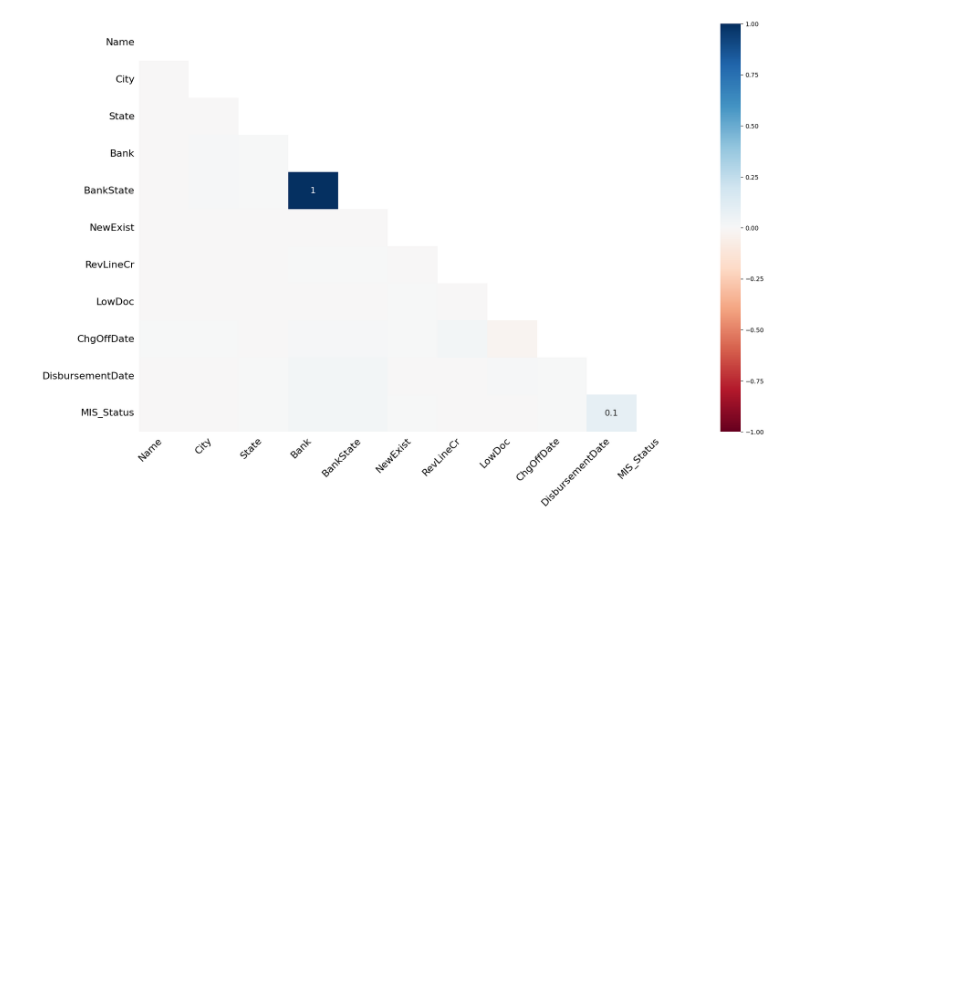
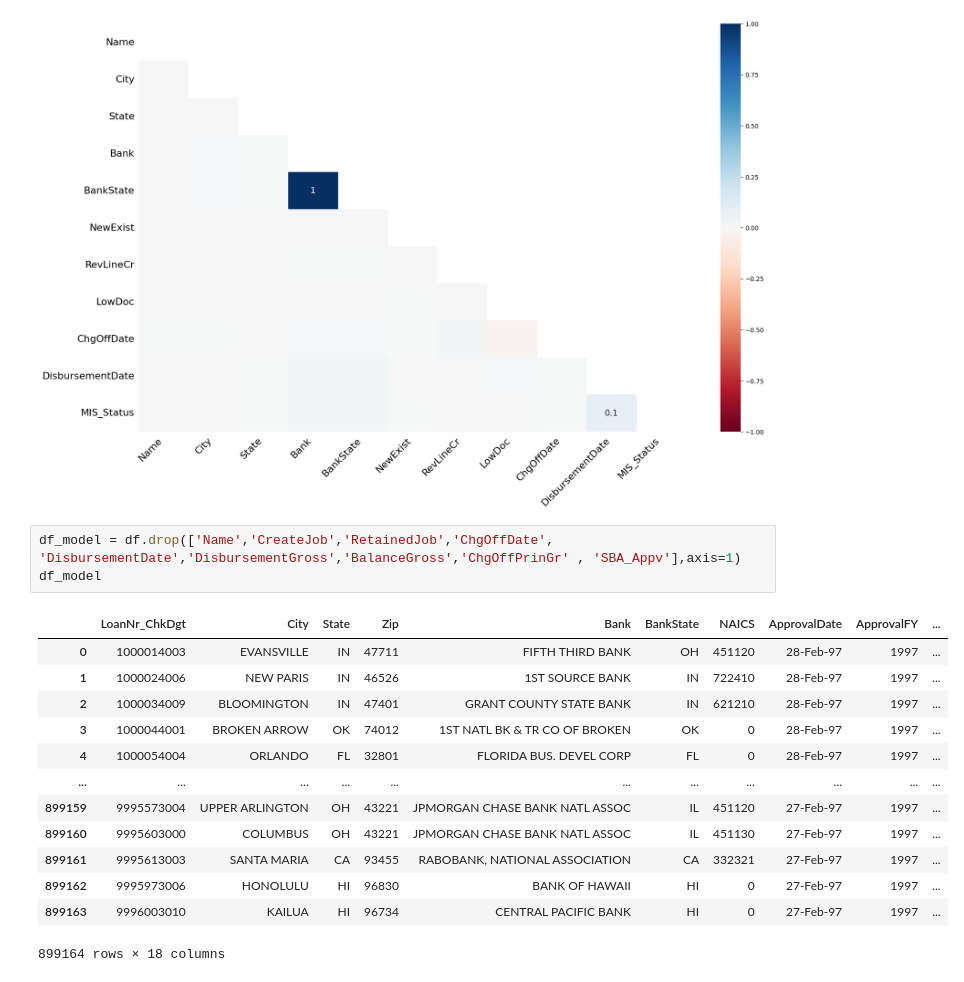
Before and after one commit to ElieLECAS/US_SBA, a Jupyter notebook: nettoyage.ipynb, the cells around one changed output. Saved outputs shown, nothing was run; the diff lists cells and outputs as text; blank space fills up the shorter version.

```diff
--- a/nettoyage.ipynb
+++ b/nettoyage.ipynb
@@ -56,3 +56,20 @@ msno.heatmap(df)
 # %% [output]
 <Axes: >
 [figure]
+# %%
+df_model = df.drop(['Name','CreateJob','RetainedJob','ChgOffDate', 'DisbursementDate','DisbursementGross','BalanceGross','ChgOffPrinGr' , 'SBA_Appv'],axis=1)
+df_model
+# %% [output]
+|  | LoanNr_ChkDgt | City | State | Zip | Bank | BankState | NAICS | ApprovalDate | ApprovalFY | ... |
+| 0 | 1000014003 | EVANSVILLE | IN | 47711 | FIFTH THIRD BANK | OH | 451120 | 28-Feb-97 | 1997 | ... |
+| 1 | 1000024006 | NEW PARIS | IN | 46526 | 1ST SOURCE BANK | IN | 722410 | 28-Feb-97 | 1997 | ... |
+| 2 | 1000034009 | BLOOMINGTON | IN | 47401 | GRANT COUNTY STATE BANK | IN | 621210 | 28-Feb-97 | 1997 | ... |
+| 3 | 1000044001 | BROKEN ARROW | OK | 74012 | 1ST NATL BK & TR CO OF BROKEN | OK | 0 | 28-Feb-97 | 1997 | ... |
+| 4 | 1000054004 | ORLANDO | FL | 32801 | FLORIDA BUS. DEVEL CORP | FL | 0 | 28-Feb-97 | 1997 | ... |
+| ... | ... | ... | ... | ... | ... | ... | ... | ... | ... | ... |
+| 899159 | 9995573004 | UPPER ARLINGTON | OH | 43221 | JPMORGAN CHASE BANK NATL ASSOC | IL | 451120 | 27-Feb-97 | 1997 | ... |
+| 899160 | 9995603000 | COLUMBUS | OH | 43221 | JPMORGAN CHASE BANK NATL ASSOC | IL | 451130 | 27-Feb-97 | 1997 | ... |
+| 899161 | 9995613003 | SANTA MARIA | CA | 93455 | RABOBANK, NATIONAL ASSOCIATION | CA | 332321 | 27-Feb-97 | 1997 | ... |
+| 899162 | 9995973006 | HONOLULU | HI | 96830 | BANK OF HAWAII | HI | 0 | 27-Feb-97 | 1997 | ... |
+| 899163 | 9996003010 | KAILUA | HI | 96734 | CENTRAL PACIFIC BANK | HI | 0 | 27-Feb-97 | 1997 | ... |
+899164 rows × 18 columns
```
Also changed, not shown: 2 other files.
